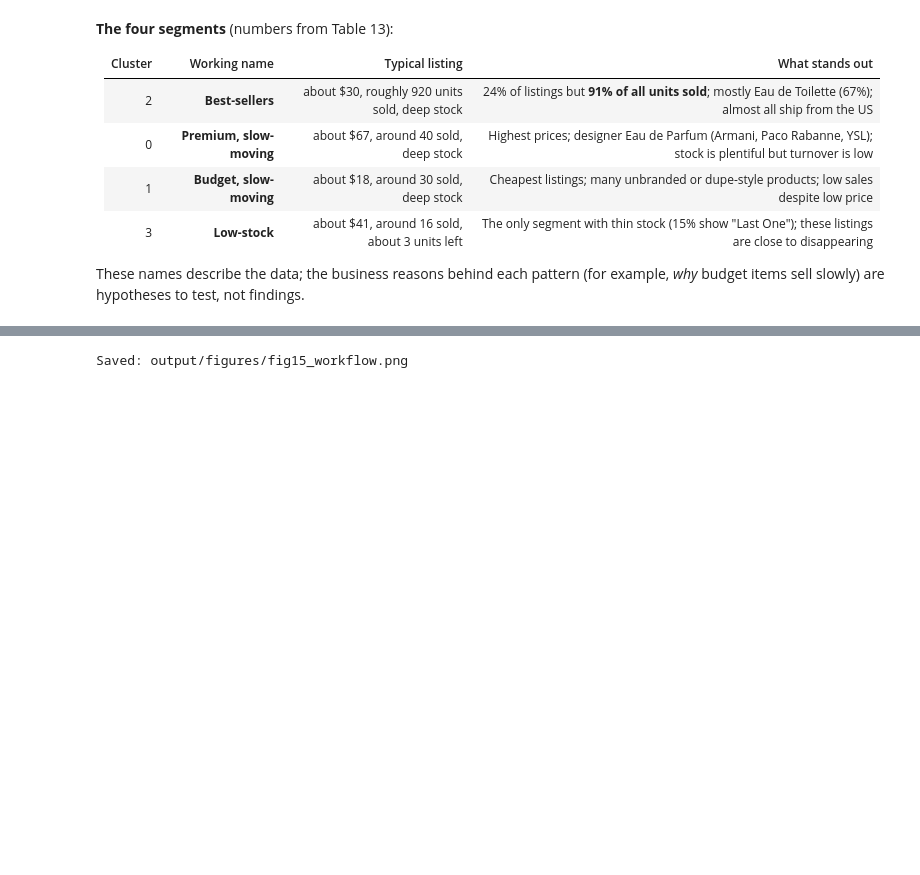
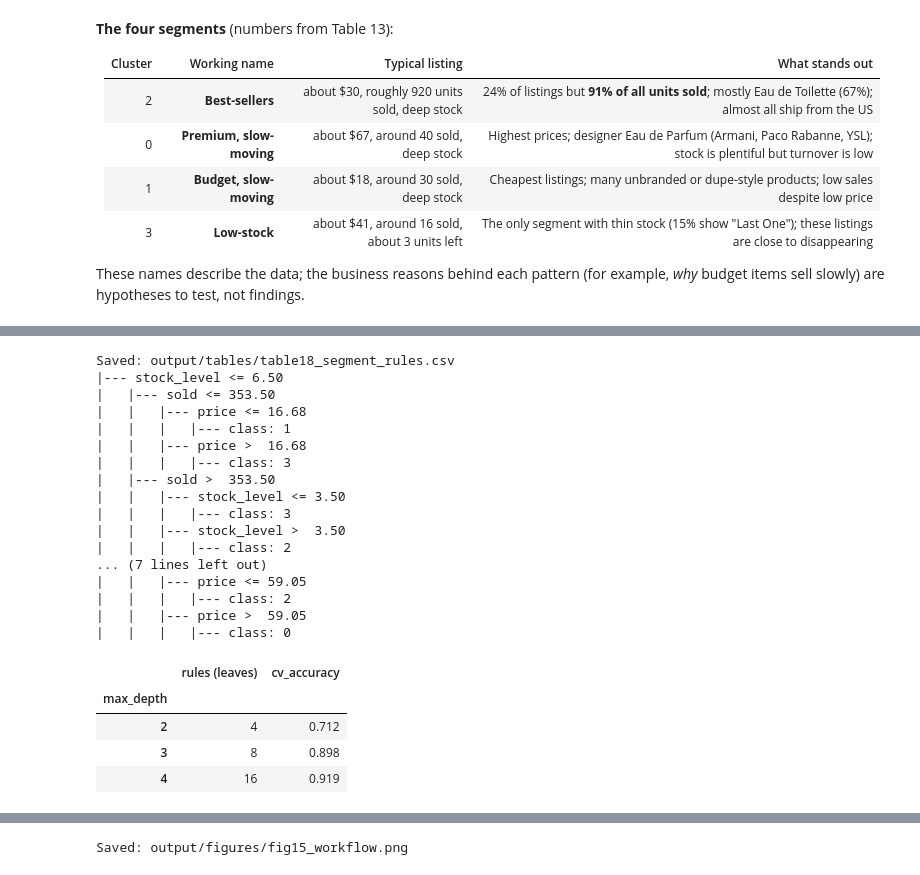
Before and after one commit to kvmmn/_COM7022_MachineLearning, a Jupyter notebook: COM7022 - Assignment/COM7022_Clustering_25199053.ipynb, the cells around one changed output, grey strips where cells are left out. Drawn from its saved outputs; the diff is of its cells as text; code cells hidden in the pictures; blank space fills up the shorter version.

```diff
--- a/COM7022 - Assignment/COM7022_Clustering_25199053.ipynb
+++ b/COM7022 - Assignment/COM7022_Clustering_25199053.ipynb
@@ -1640,0 +1651,42 @@ These names describe the data; the business reasons behind each pattern (for exa
+# %%
+from sklearn.tree import DecisionTreeClassifier, export_text
+from sklearn.model_selection import cross_val_score, StratifiedKFold
+
+RAW_FEATURES = ["price", "sold", "stock_level"]
+folds = StratifiedKFold(5, shuffle=True, random_state=SEED)
+rule_rows = []
+for depth in [2, 3, 4]:
+    tree = DecisionTreeClassifier(max_depth=depth, random_state=SEED)
+    accuracy = cross_val_score(tree, df[RAW_FEATURES], df["kmeans"], cv=folds).mean()
+    rule_rows.append({"max_depth": depth, "rules (leaves)": tree.fit(df[RAW_FEATURES], df["kmeans"]).get_n_leaves(),
+                      "cv_accuracy": round(accuracy, 3)})
+segment_rules = pd.DataFrame(rule_rows).set_index("max_depth")
+save_table(segment_rules, "table18_segment_rules.csv")
+
+# The depth-3 tree as readable rules (class 0 premium, 1 budget, 2 best-sellers, 3 low-stock tail)
+readable_tree = DecisionTreeClassifier(max_depth=3, random_state=SEED).fit(df[RAW_FEATURES], df["kmeans"])
+print(export_text(readable_tree, feature_names=RAW_FEATURES))
+segment_rules
+# %% [output]
+Saved: output/tables/table18_segment_rules.csv
+|--- stock_level <= 6.50
+|   |--- sold <= 353.50
+|   |   |--- price <= 16.68
+|   |   |   |--- class: 1
+|   |   |--- price >  16.68
+|   |   |   |--- class: 3
+|   |--- sold >  353.50
+|   |   |--- stock_level <= 3.50
+|   |   |   |--- class: 3
+|   |   |--- stock_level >  3.50
+|   |   |   |--- class: 2
+... (7 lines left out)
+|   |   |--- price <= 59.05
+|   |   |   |--- class: 2
+|   |   |--- price >  59.05
+|   |   |   |--- class: 0
+|  | rules (leaves) | cv_accuracy |
+| max_depth |  |  |
+| 2 | 4 | 0.712 |
+| 3 | 8 | 0.898 |
+| 4 | 16 | 0.919 |
```
Also changed, not shown: parts of 7 cells of this notebook, 20 other files.
